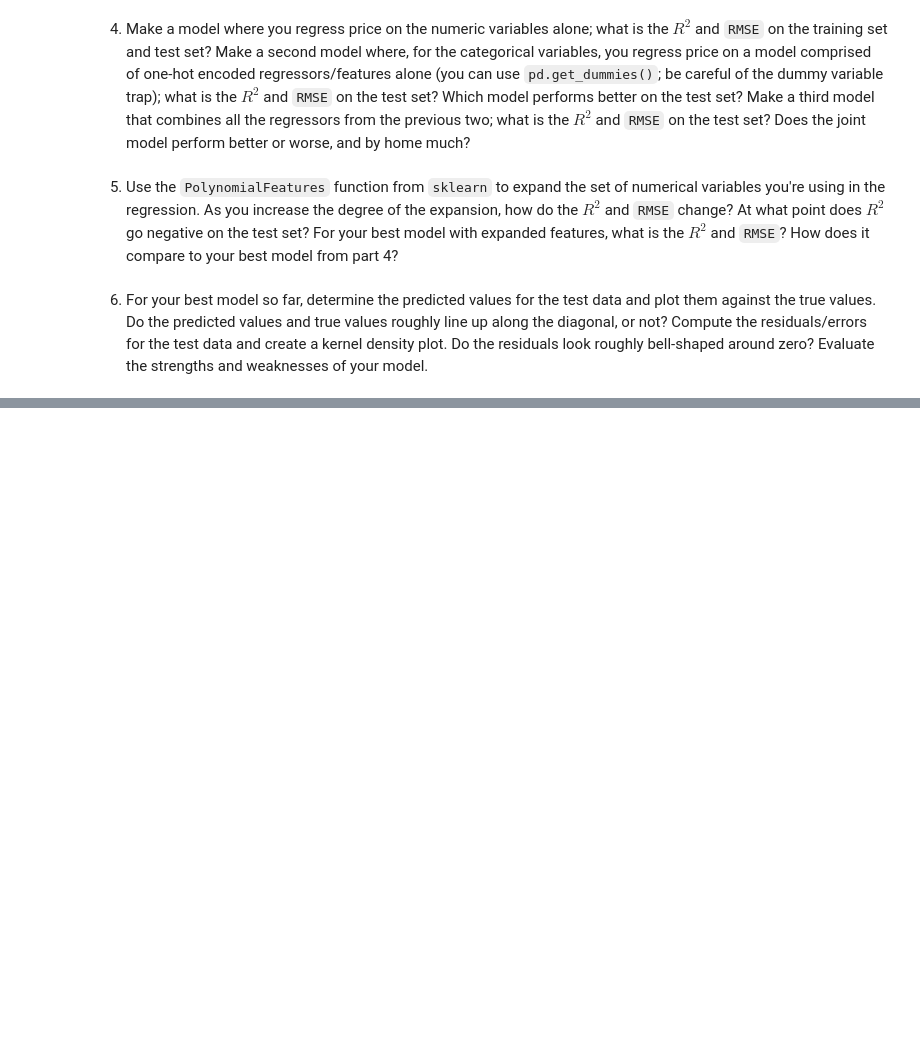
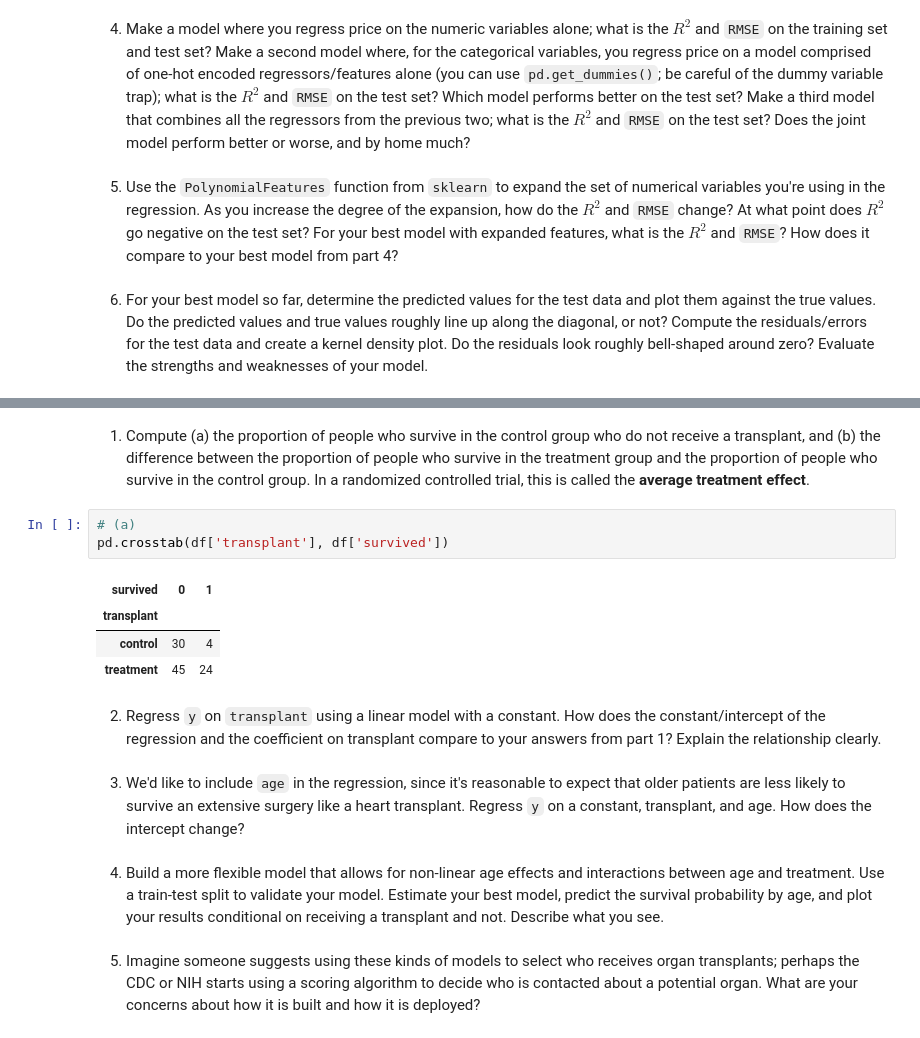
Before and after one commit to xec9cp/linear_models_assignment, a Jupyter notebook: assignment.ipynb, the cells around one changed output, grey strips where cells are left out. Drawn from its saved outputs; the diff is of its cells as text; blank space fills up the shorter version.

```diff
--- a/assignment.ipynb
+++ b/assignment.ipynb
@@ -131,0 +159,18 @@ Since a heart transplant is a dangerous operation and even people who successful
+# %% [markdown]
+1. Compute (a) the proportion of people who survive in the control group who do not receive a transplant, and (b) the difference between the proportion of people who survive in the treatment group and the proportion of people who survive in the control group. In a randomized controlled trial, this is called the **average treatment effect**.
+# %%
+# (a)
+pd.crosstab(df['transplant'], df['survived'])
+# %% [output]
+| survived | 0 | 1 |
+| transplant |  |  |
+| control | 30 | 4 |
+| treatment | 45 | 24 |
+# %% [markdown]
+2. Regress `y` on `transplant` using a linear model with a constant. How does the constant/intercept of the regression and the coefficient on transplant compare to your answers from part 1? Explain the relationship clearly.
+# %% [markdown]
+3. We'd like to include `age` in the regression, since it's reasonable to expect that older patients are less likely to survive an extensive surgery like a heart transplant. Regress `y` on a constant, transplant, and age. How does the intercept change?
+# %% [markdown]
+4. Build a more flexible model that allows for non-linear age effects and interactions between age and treatment. Use a train-test split to validate your model. Estimate your best model, predict the survival probability by age, and plot your results conditional on receiving a transplant and not. Describe what you see.
+# %% [markdown]
+5. Imagine someone suggests using these kinds of models to select who receives organ transplants; perhaps the CDC or NIH starts using a scoring algorithm to decide who is contacted about a potential organ. What are your concerns about how it is built and how it is deployed?
```
Also changed, not shown: parts of 8 cells of this notebook.
